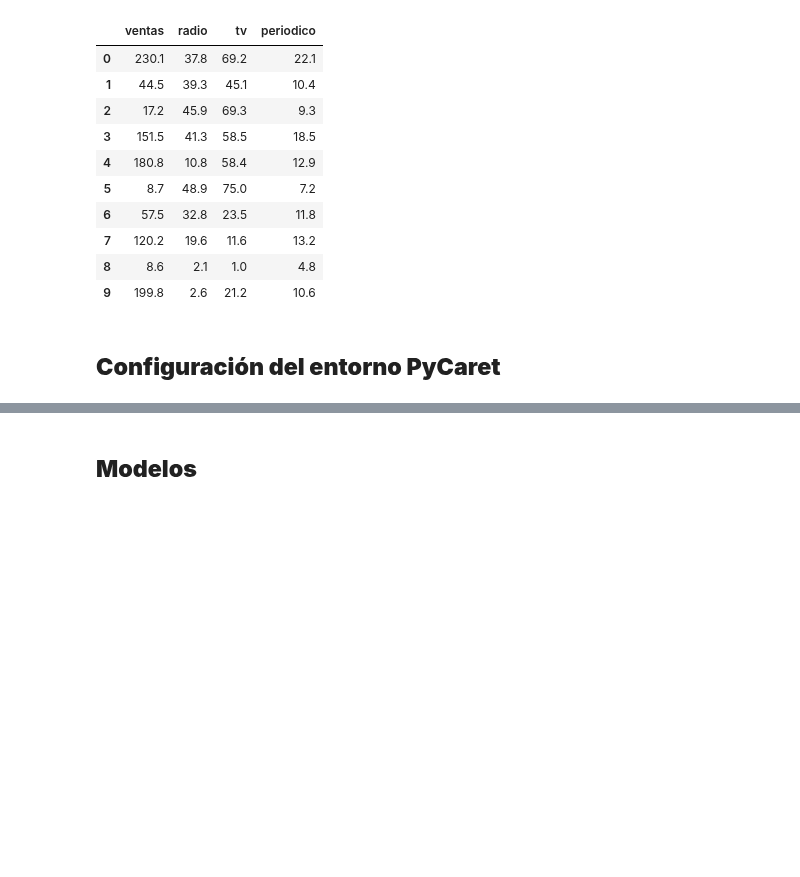
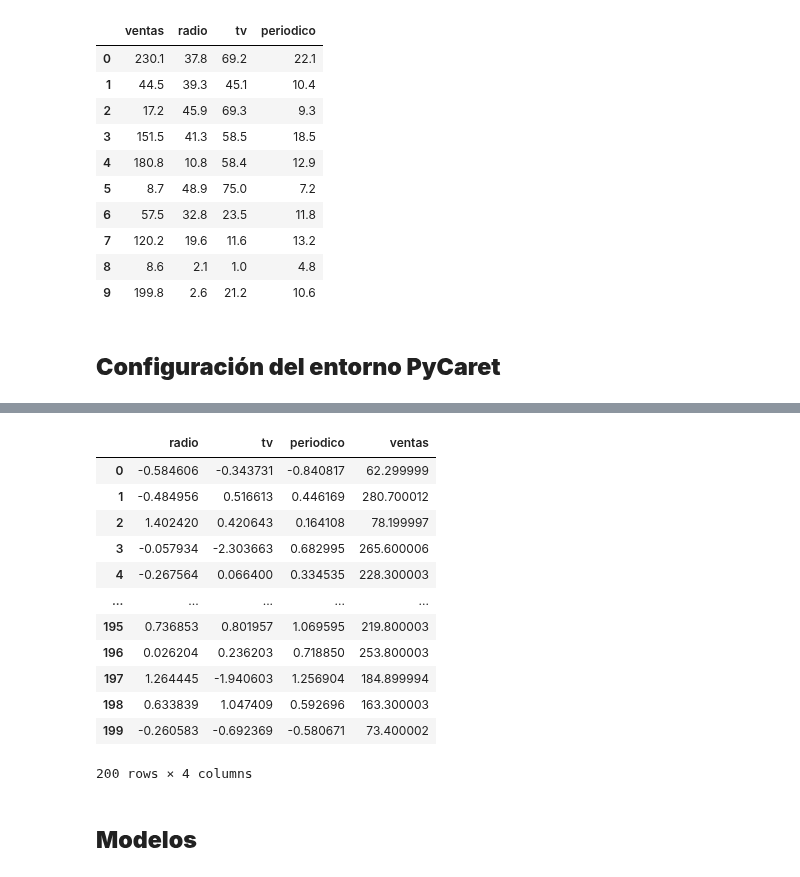
Before and after one commit to cristiandarioortegayubro/BA, a Jupyter notebook: pc_rg_02.ipynb, the cells around one changed output, grey strips where cells are left out. Cells and saved outputs as stored; diff of their text form; code cells hidden in the pictures; blank space fills up the shorter version.

```diff
--- a/pc_rg_02.ipynb
+++ b/pc_rg_02.ipynb
@@ -110,3 +108,19 @@ regresion = setup(data = datos,
+# %%
+regresion.dataset_transformed
+# %% [output]
+|  | radio | tv | periodico | ventas |
+| 0 | -0.584606 | -0.343731 | -0.840817 | 62.299999 |
+| 1 | -0.484956 | 0.516613 | 0.446169 | 280.700012 |
+| 2 | 1.402420 | 0.420643 | 0.164108 | 78.199997 |
+| 3 | -0.057934 | -2.303663 | 0.682995 | 265.600006 |
+| 4 | -0.267564 | 0.066400 | 0.334535 | 228.300003 |
+| ... | ... | ... | ... | ... |
+| 195 | 0.736853 | 0.801957 | 1.069595 | 219.800003 |
+| 196 | 0.026204 | 0.236203 | 0.718850 | 253.800003 |
+| 197 | 1.264445 | -1.940603 | 1.256904 | 184.899994 |
+| 198 | 0.633839 | 1.047409 | 0.592696 | 163.300003 |
+| 199 | -0.260583 | -0.692369 | -0.580671 | 73.400002 |
+200 rows × 4 columns
 # %% [markdown]
 ## **Modelos**
 # %%
```
Also changed, not shown: parts of 10 cells of this notebook.
